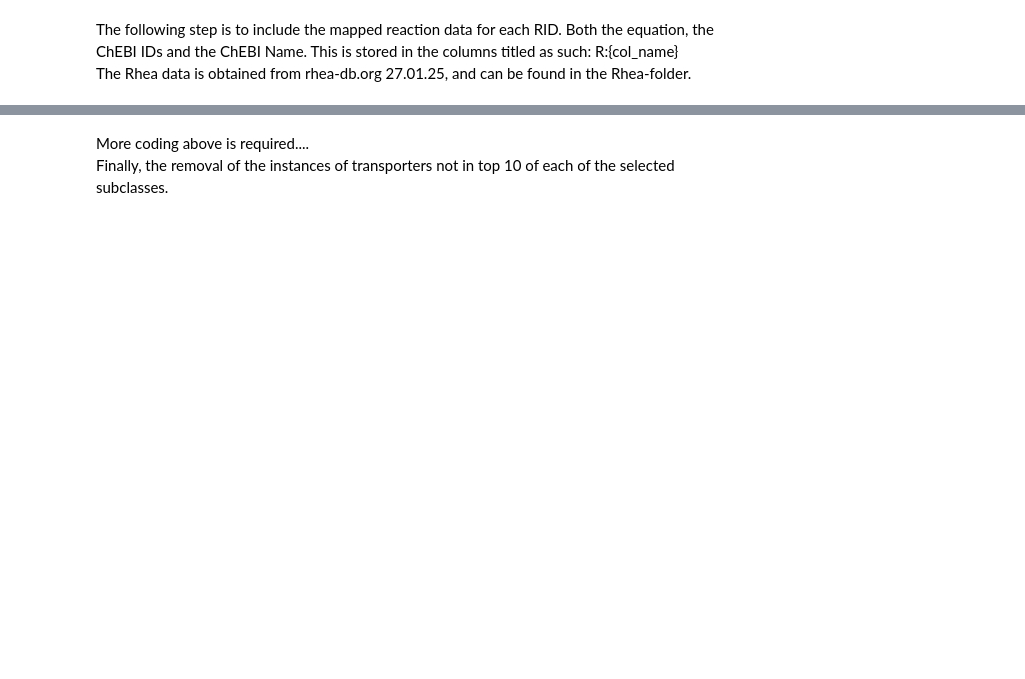
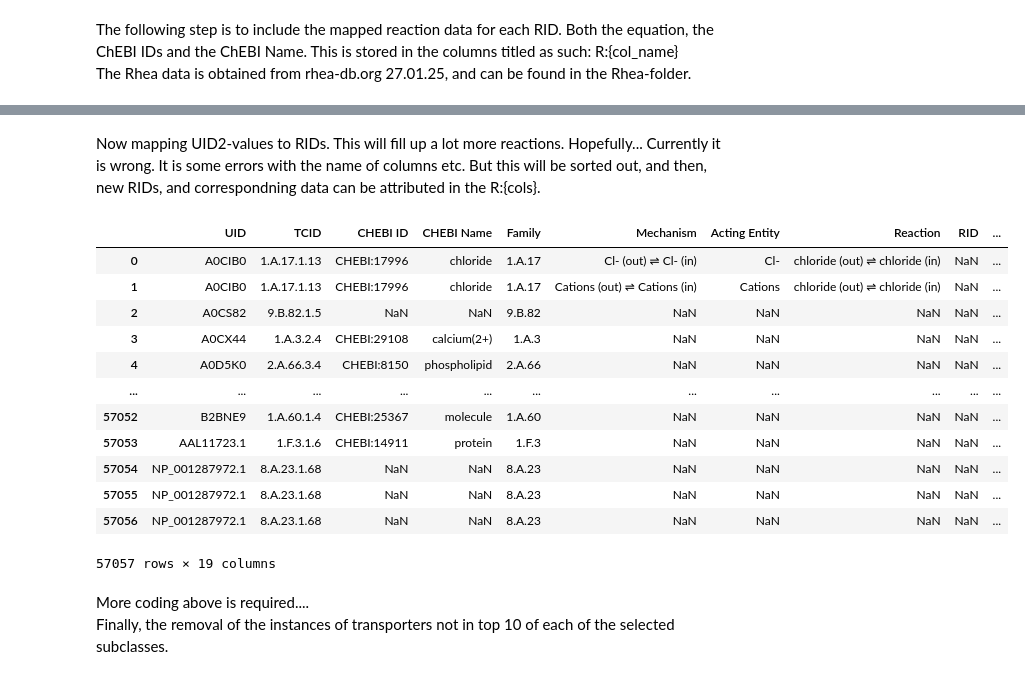
Before and after one commit to blandro/master-project, a Jupyter notebook: Approach 1/main1.ipynb, the cells around one changed output, grey strips where cells are left out. Cells and saved outputs as stored; diff of their text form; code cells hidden in the pictures; blank space fills up the shorter version.

```diff
--- a/Approach 1/main1.ipynb
+++ b/Approach 1/main1.ipynb
@@ -184,3 +172,34 @@ df
+# %% [markdown]
+Now mapping UID2-values to RIDs. This will fill up a lot more reactions. Hopefully... Currently it is wrong. It is some errors with the name of columns etc. But this will be sorted out, and then, new RIDs, and correspondning data can be attributed in the R:{cols}.
+# %%
+rhea["Reaction identifier"] = rhea["Reaction identifier"].astype(str)
+df["RID"] = df["RID"].astype(str)
+
+df = df.merge(rhea, left_on="UID2", right_on="Reaction identifier", how="left")
+
+df = df.drop(columns=["Reaction identifier"])
+
+df = df.rename(columns=lambda x: f"R:{x}" if x not in
+               ["TCID", "UID", "UID2", "AID", "CHEBI ID", "CHEBI Name", "Mechanism",
+                "Acting Entity", "Reaction", "RID", "Family"]
+               else x)
+
+df["RID"] = df["RID"].replace("nan", np.nan)
+df
+# %% [output]
+|  | UID | TCID | CHEBI ID | CHEBI Name | Family | Mechanism | Acting Entity | Reaction | RID | ... |
+| 0 | A0CIB0 | 1.A.17.1.13 | CHEBI:17996 | chloride | 1.A.17 | Cl- (out) ⇌ Cl- (in) | Cl- | chloride (out) ⇌ chloride (in) | NaN | ... |
+| 1 | A0CIB0 | 1.A.17.1.13 | CHEBI:17996 | chloride | 1.A.17 | Cations (out) ⇌ Cations (in) | Cations | chloride (out) ⇌ chloride (in) | NaN | ... |
+| 2 | A0CS82 | 9.B.82.1.5 | NaN | NaN | 9.B.82 | NaN | NaN | NaN | NaN | ... |
+| 3 | A0CX44 | 1.A.3.2.4 | CHEBI:29108 | calcium(2+) | 1.A.3 | NaN | NaN | NaN | NaN | ... |
+| 4 | A0D5K0 | 2.A.66.3.4 | CHEBI:8150 | phospholipid | 2.A.66 | NaN | NaN | NaN | NaN | ... |
+| ... | ... | ... | ... | ... | ... | ... | ... | ... | ... | ... |
+| 57052 | B2BNE9 | 1.A.60.1.4 | CHEBI:25367 | molecule | 1.A.60 | NaN | NaN | NaN | NaN | ... |
+| 57053 | AAL11723.1 | 1.F.3.1.6 | CHEBI:14911 | protein | 1.F.3 | NaN | NaN | NaN | NaN | ... |
+| 57054 | NP_001287972.1 | 8.A.23.1.68 | NaN | NaN | 8.A.23 | NaN | NaN | NaN | NaN | ... |
+| 57055 | NP_001287972.1 | 8.A.23.1.68 | NaN | NaN | 8.A.23 | NaN | NaN | NaN | NaN | ... |
+| 57056 | NP_001287972.1 | 8.A.23.1.68 | NaN | NaN | 8.A.23 | NaN | NaN | NaN | NaN | ... |
+57057 rows × 19 columns
 # %% [markdown]
 More coding above is required....\
 Finally, the removal of the instances of transporters not in top 10 of each of the selected subclasses.
```
Also changed, not shown: parts of 8 cells of this notebook, 2 other files.
